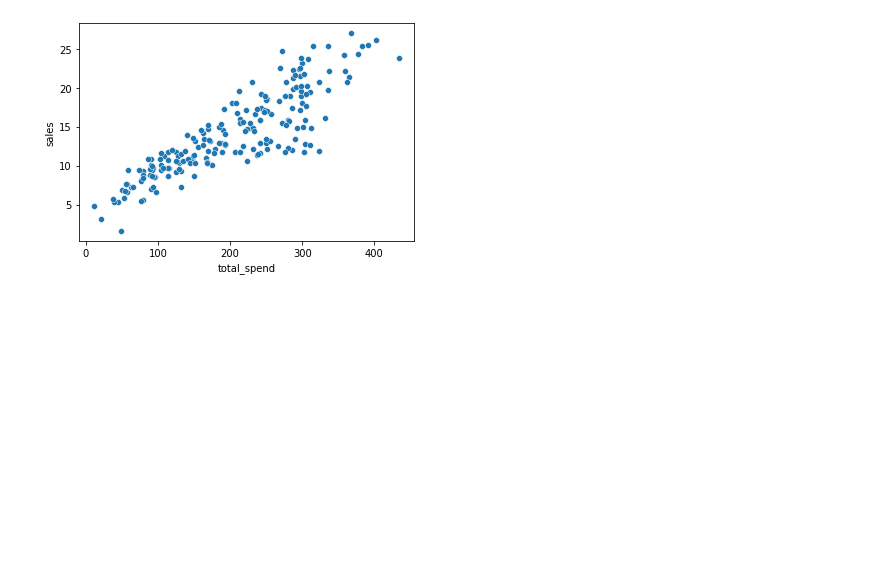
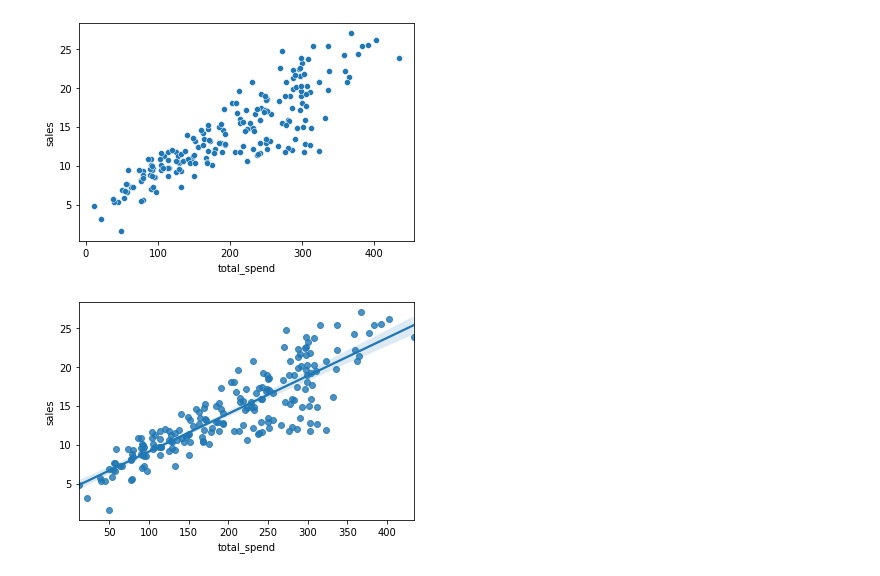
Before and after one commit to Ertugrul-Kurubal/Machine-Learning, a Jupyter notebook: Hand On/Linear Regression.ipynb, the cells around one changed output. Drawn from its saved outputs; the diff is of its cells as text; code cells hidden in the pictures; blank space fills up the shorter version.

```diff
--- a/Hand On/Linear Regression.ipynb
+++ b/Hand On/Linear Regression.ipynb
@@ -29,3 +29,7 @@ df.head()
 sns.scatterplot(data=df, x="total_spend", y="sales");
 # %% [output]
 [figure]
+# %%
+sns.regplot(data=df, x="total_spend", y="sales");
+# %% [output]
+[figure, added]
```
Also changed, not shown: parts of 7 cells of this notebook.
